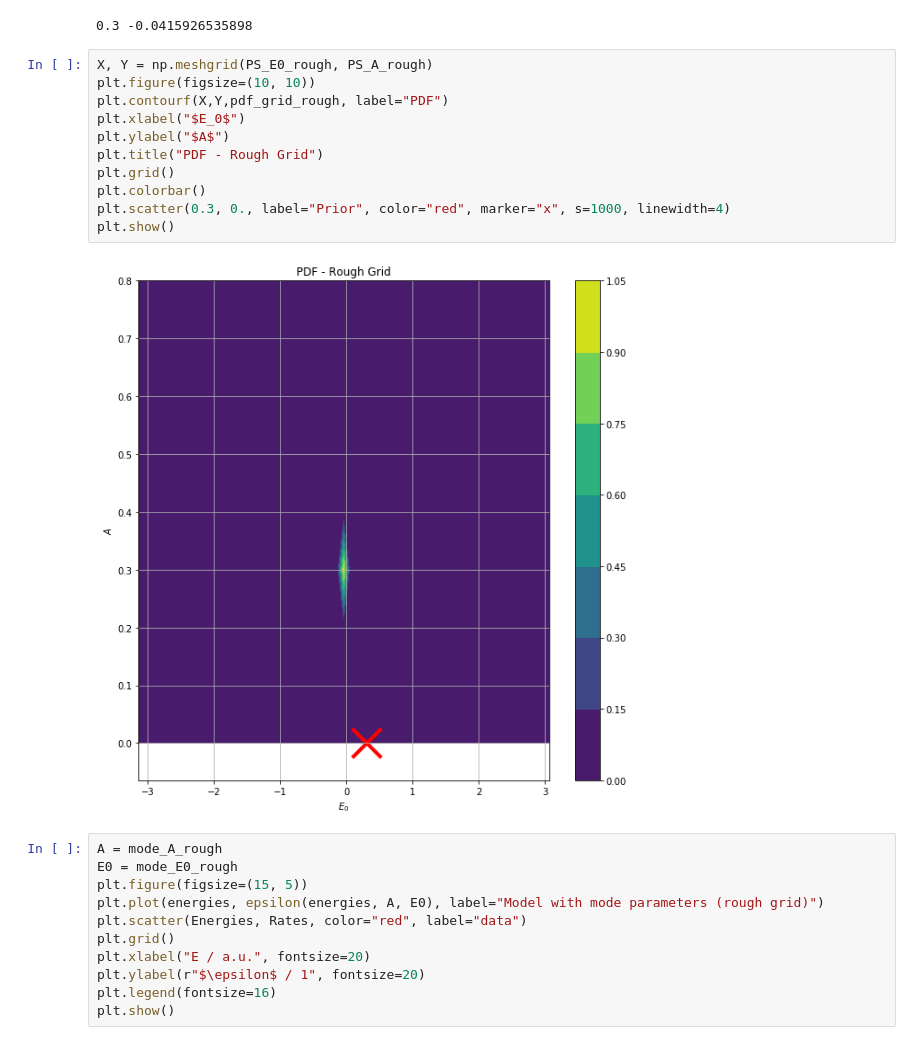
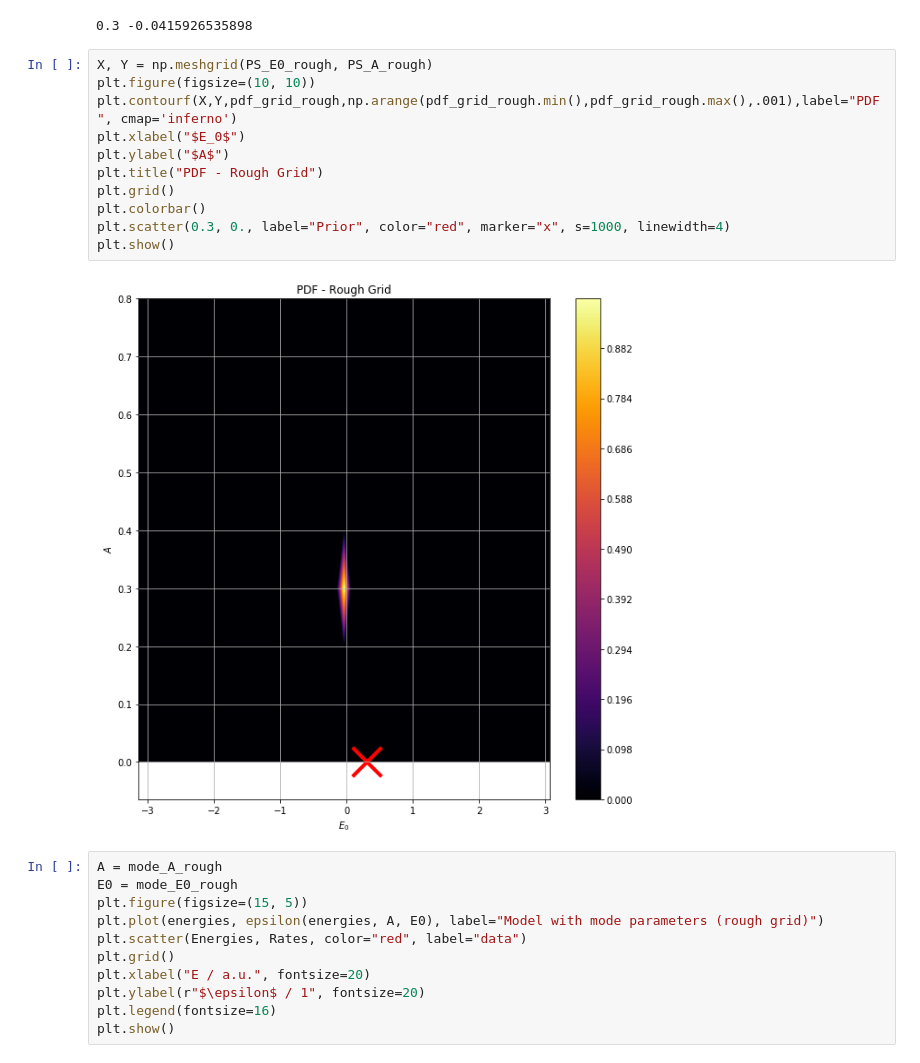
Before and after one commit to schustermartin/data_analysis_tutorium, a Jupyter notebook: Exercises/Chapter_05/Ch05_Ex02.ipynb, the cells around one changed output. Cells and saved outputs as stored; diff of their text form.

```diff
--- a/Exercises/Chapter_05/Ch05_Ex02.ipynb
+++ b/Exercises/Chapter_05/Ch05_Ex02.ipynb
@@ -174,16 +174,16 @@ Progress: 100% |||||||||||||||||||||||||||||||||||||||||||||||||| Time: 0:00:00
 # %%
 X, Y = np.meshgrid(PS_E0_rough, PS_A_rough)
 plt.figure(figsize=(10, 10))
-plt.contourf(X,Y,pdf_grid_rough, label="PDF")
+plt.contourf(X,Y,pdf_grid_rough,np.arange(pdf_grid_rough.min(),pdf_grid_rough.max(),.001),label="PDF", cmap='inferno')
 plt.xlabel("$E_0$")
 plt.ylabel("$A$")
 plt.title("PDF - Rough Grid")
 plt.grid()
 plt.colorbar()
 plt.scatter(0.3, 0., label="Prior", color="red", marker="x", s=1000, linewidth=4)
 plt.show()
 # %% [output]
-[figure, old version]
+[figure, new version]
 # %%
 A = mode_A_rough
 E0 = mode_E0_rough
```
Also changed, not shown: parts of 8 cells of this notebook.
